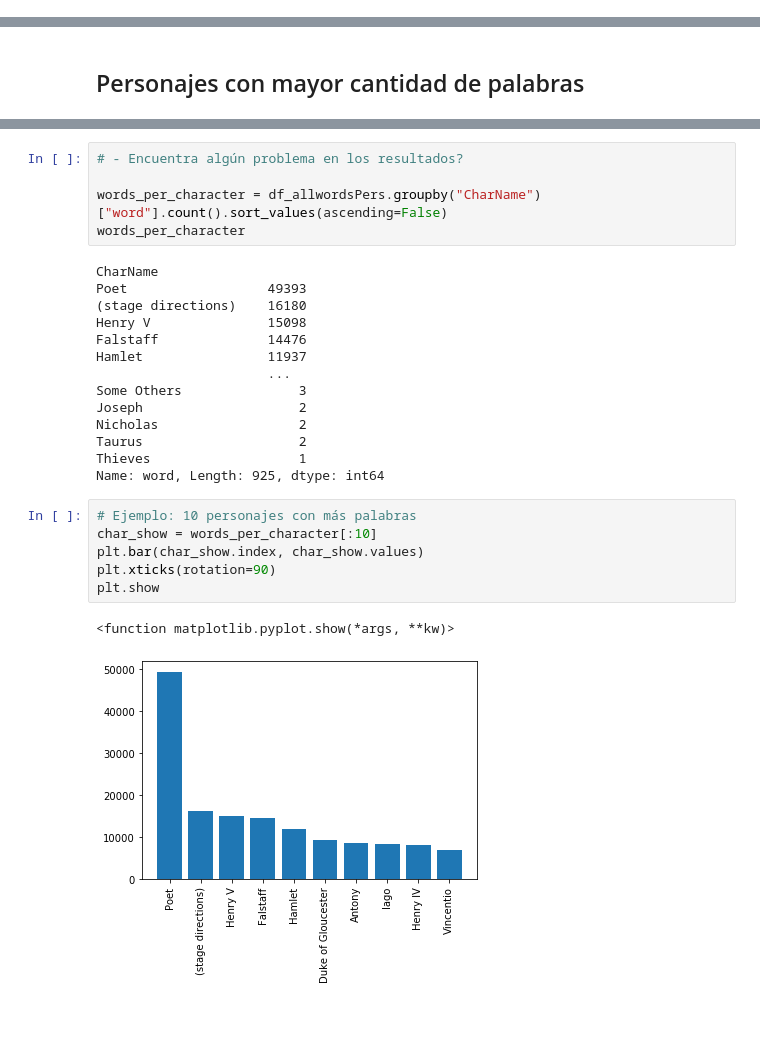
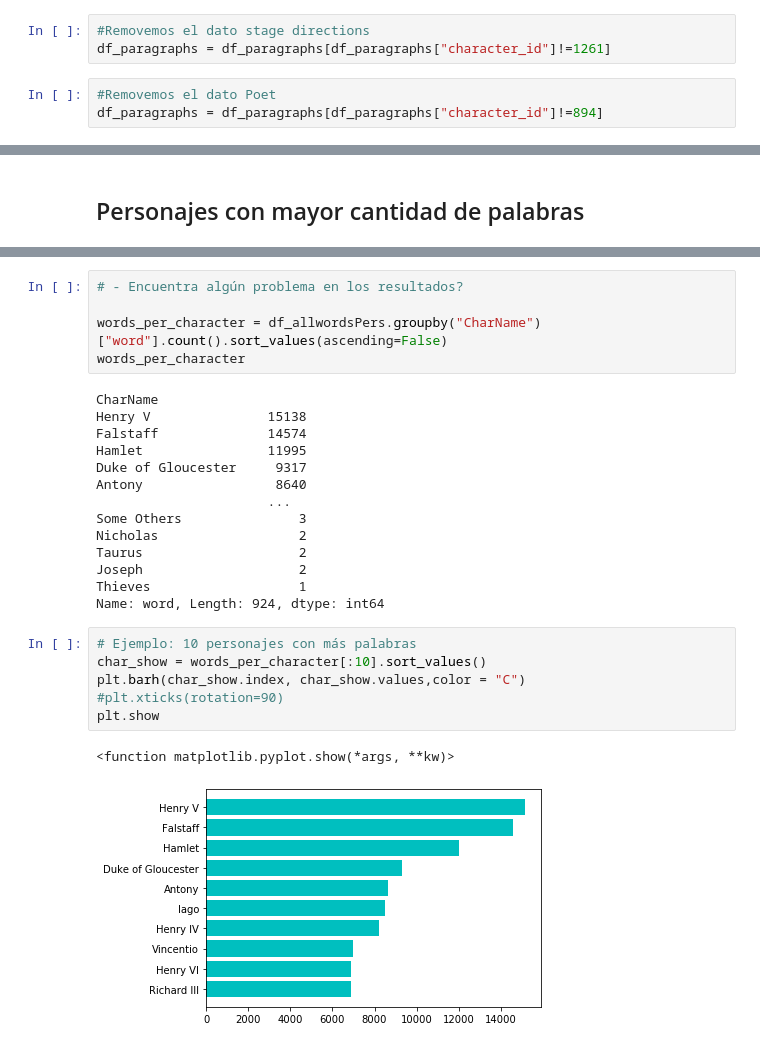
Before and after one commit to srobaina99/Introducci-n-a-ciencia-de-datos, a Jupyter notebook: shakespeare_t1.ipynb, the cells around one changed output, grey strips where cells are left out. Saved outputs shown, nothing was run; the diff lists cells and outputs as text; blank space fills up the shorter version.

```diff
--- a/shakespeare_t1.ipynb
+++ b/shakespeare_t1.ipynb
@@ -197,3 +409,9 @@ df_paragraphs.head()
+# %%
+#Removemos el dato stage directions
+df_paragraphs = df_paragraphs[df_paragraphs["character_id"]!=1261]
+# %%
+#Removemos el dato Poet
+df_paragraphs = df_paragraphs[df_paragraphs["character_id"]!=894]
 # %% [markdown]
 ## Obra de Shakespeare a lo largo de los años
 # %%
@@ -404,25 +681,25 @@ words_per_character = df_allwordsPers.groupby("CharName")["word"].count().sort_v
 words_per_character
 # %% [output]
 CharName
-Poet                  49393
-(stage directions)    16180
-Henry V               15098
-Falstaff              14476
-Hamlet                11937
+Henry V               15138
+Falstaff              14574
+Hamlet                11995
+Duke of Gloucester     9317
+Antony                 8640
                       ...
 Some Others               3
-Joseph                    2
 Nicholas                  2
 Taurus                    2
+Joseph                    2
 Thieves                   1
-Name: word, Length: 925, dtype: int64
+Name: word, Length: 924, dtype: int64
 # %%
 # Ejemplo: 10 personajes con más palabras
-char_show = words_per_character[:10]
-plt.bar(char_show.index, char_show.values)
-plt.xticks(rotation=90)
+char_show = words_per_character[:10].sort_values()
+plt.barh(char_show.index, char_show.values,color = "C")
+#plt.xticks(rotation=90)
 plt.show
 # %% [output]
 <function matplotlib.pyplot.show(*args, **kw)>
-[figure, old version]
+[figure, new version]
 # %%
```
Also changed, not shown: parts of 43 cells of this notebook, 4 other files.
